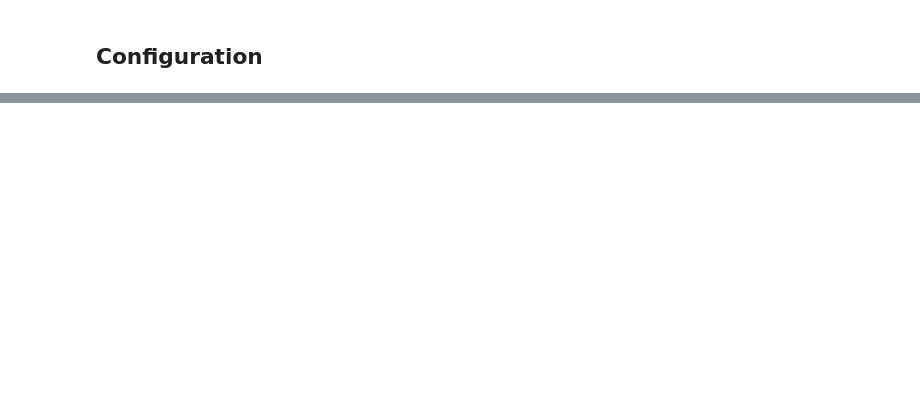
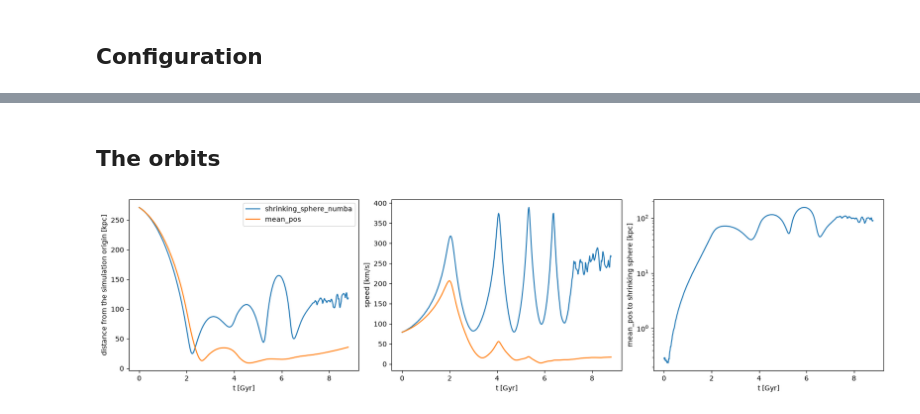
Before and after one commit to jngaravitoc/nba, a Jupyter notebook: tutorials/lmc_centering.ipynb, the cells around one changed output, grey strips where cells are left out. Cells and saved outputs as stored; diff of their text form; code cells hidden in the pictures; blank space fills up the shorter version.

```diff
--- a/tutorials/lmc_centering.ipynb
+++ b/tutorials/lmc_centering.ipynb
@@ -116,0 +31,11 @@ for k in snapshots_to_show:
+# %%
+path = os.environ.get("NBA_GC21_DIR", "<MWLMC5_b0/out folder>")
+snapname = "MWLMC5_100M_b0_vir_OM3_G4_{:03d}.hdf5"
+snapshots = range(451)
+orbit_dir = os.environ.get("NBA_ORBIT_DIR", "lmc_orbits")
+methods = ["shrinking_sphere_numba", "mean_pos"]
+outfile = os.path.join(orbit_dir, "MWLMC5_b0_lmc_orbit_{method}.ecsv")
+
+# Snapshots 400-450 were written after a restart that reset the header time to 0
+# (8.0 in code units, 7.8 Gyr): time_offset adds it back
+time_offset = lambda k: 8.0 if k >= 400 else 0.0
@@ -116,0 +56,12 @@ for k in snapshots_to_show:
+# %%
+os.makedirs(orbit_dir, exist_ok=True)
+if not all(os.path.exists(outfile.format(method=m)) for m in methods):
+    with warnings.catch_warnings():
+        warnings.simplefilter("ignore")  # recorded in the files, shown below
+        orbit(path, snapname, snapshots, halo="LMC", com_method=methods,
+              softening=0.08, r0=15, rvel_factor=5, min_density_ratio=0.01, time_offset=time_offset,
+              outfile=outfile, simulation={"name": "GC21 MWLMC5_b0", "dm_softening_kpc": 0.08})
+
+orbits = {m: read_orbit(outfile.format(method=m)) for m in methods}
+ss = orbits["shrinking_sphere_numba"]
+ss[["snap", "t", "x", "y", "z", "vx", "vy", "vz", "radius", "npart", "density_ratio"]][::50]
@@ -116,0 +103,22 @@ for k in snapshots_to_show:
+# %% [markdown]
+## The orbits
+# %%
+t = ss["t"]
+fig, ax = plt.subplots(1, 3, figsize=(16, 4), constrained_layout=True)
+for m, o in orbits.items():
+    pos = np.c_[o["x"], o["y"], o["z"]]
+    vel = np.c_[o["vx"], o["vy"], o["vz"]]
+    ax[0].plot(t, np.linalg.norm(pos, axis=1), label=m)
+    ax[1].plot(t, np.linalg.norm(vel, axis=1), label=m)
+offset = np.linalg.norm(np.c_[orbits["mean_pos"]["x"] - ss["x"], orbits["mean_pos"]["y"] - ss["y"],
+                              orbits["mean_pos"]["z"] - ss["z"]], axis=1)
+ax[2].semilogy(t, offset)
+ax[0].set_ylabel("distance from the simulation origin [kpc]")
+ax[1].set_ylabel("speed [km/s]")
+ax[2].set_ylabel("mean_pos to shrinking sphere [kpc]")
+for a in ax:
+    a.set_xlabel("t [Gyr]")
+ax[0].legend()
+plt.show()
+# %% [output]
+[figure, added]
```
Also changed, not shown: parts of 19 cells of this notebook, 3 other files.
